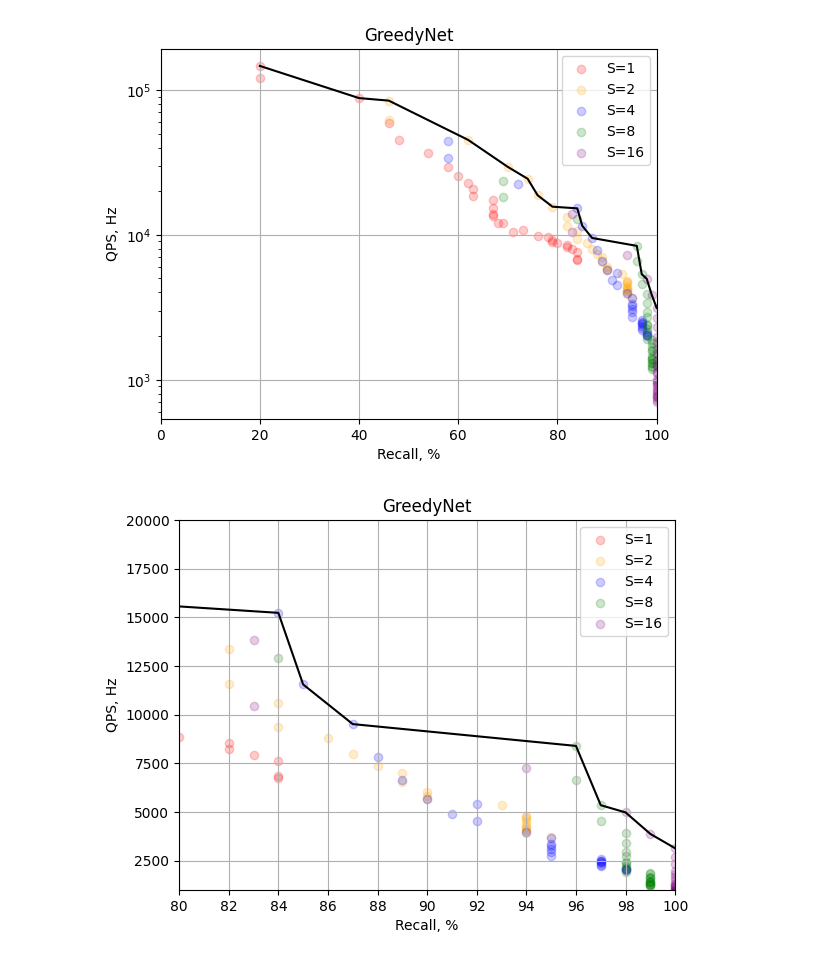
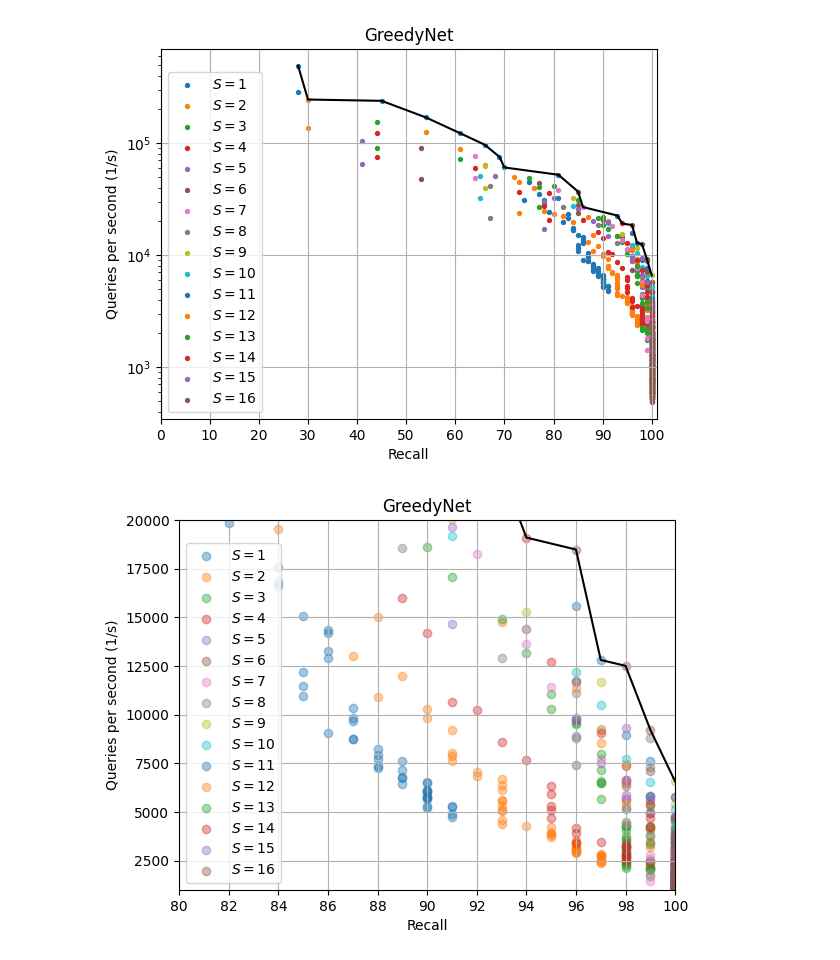
Before and after one commit to babin74/hse-anns, a Jupyter notebook: notebooks/greedy-net-3.ipynb, the cells around one changed output. Cells and saved outputs as stored; diff of their text form; code cells hidden in the pictures.

```diff
--- a/notebooks/greedy-net-3.ipynb
+++ b/notebooks/greedy-net-3.ipynb
@@ -52,48 +26,53 @@ recall=100
 # %%
 n = data.shape[0]
 SC = data[:,0]
 QPS = data[:,2]
 RECALL = data[:,3]
-plt.scatter(RECALL[SC==1], QPS[SC==1], c='red', alpha=0.2, label="S=1")
-plt.scatter(RECALL[SC==2], QPS[SC==2], c='orange', alpha=0.2, label="S=2")
-plt.scatter(RECALL[SC==4], QPS[SC==4], c='blue', alpha=0.2, label="S=4")
-plt.scatter(RECALL[SC==8], QPS[SC==8], c='green', alpha=0.2, label="S=8")
-plt.scatter(RECALL[SC==16], QPS[SC==16], c='purple', alpha=0.2, label="S=16")
-plt.xlim(0, 100)
+# plt.scatter(RECALL[SC==1], QPS[SC==1], c='red', alpha=0.2, label="S=1")
+# plt.scatter(RECALL[SC==2], QPS[SC==2], c='orange', alpha=0.2, label="S=2")
+# plt.scatter(RECALL[SC==5], QPS[SC==5], c='blue', alpha=0.2, label="S=5")
+# plt.scatter(RECALL[SC==6], QPS[SC==6], c='green', alpha=0.2, label="S=6")
+# plt.scatter(RECALL[SC==7], QPS[SC==7], c='purple', alpha=0.2, label="S=7")
+for i in range(1, 17):
+    plt.scatter(RECALL[SC==i], QPS[SC==i], alpha=1, label=f"$S={i}$", s=8)
+plt.xlim(0, 101)
 plt.yscale('log')
 
 best_data = []
 for i in range(n):
     best = True
     for j in range(n):
         if (QPS[j] > QPS[i]) and (RECALL[j] >= RECALL[i]):
             best = False
             break
     if best:
         best_data.append(data[i])
 best_data.sort(key = lambda row: row[3])
 best_data = np.array(best_data)
 plt.plot(best_data[:,3], best_data[:,2], color='black')
-plt.xlabel('Recall, %')
-plt.ylabel('QPS, Hz')
+plt.xlabel('Recall')
+plt.xticks(np.linspace(0, 100, 11))
+plt.ylabel('Queries per second (1/s)')
 plt.title('GreedyNet')
 plt.grid()
-plt.legend()
+plt.legend(loc='lower left')
 
 plt.show()
 # %% [output]
-[figure, old version]
+[figure, new version]
 # %%
 n = data.shape[0]
 SC = data[data[:,1] < 2000,0]
 QPS = data[data[:,1] < 2000,2]
 RECALL = data[data[:,1] < 2000,3]
 n = SC.shape[0]
-plt.scatter(RECALL[SC==1], QPS[SC==1], c='red', alpha=0.2, label="S=1")
-plt.scatter(RECALL[SC==2], QPS[SC==2], c='orange', alpha=0.2, label="S=2")
-plt.scatter(RECALL[SC==4], QPS[SC==4], c='blue', alpha=0.2, label="S=4")
-plt.scatter(RECALL[SC==8], QPS[SC==8], c='green', alpha=0.2, label="S=8")
-plt.scatter(RECALL[SC==16], QPS[SC==16], c='purple', alpha=0.2, label="S=16")
+# plt.scatter(RECALL[SC==6], QPS[SC==6], c='red', alpha=0.4, label="S=6")
+# plt.scatter(RECALL[SC==7], QPS[SC==7], c='orange', alpha=0.4, label="S=7")
+# plt.scatter(RECALL[SC==9], QPS[SC==9], c='blue', alpha=0.4, label="S=9")
+# plt.scatter(RECALL[SC==10], QPS[SC==10], c='green', alpha=0.4, label="S=10")
+# plt.scatter(RECALL[SC==11], QPS[SC==11], c='purple', alpha=0.4, label="S=11")
+for i in range(1, 17):
+    plt.scatter(RECALL[SC==i], QPS[SC==i], alpha=0.4, label=f"$S={i}$")
 plt.xlim(80, 100)
 plt.ylim(10**3, 20000)
 # plt.yscale('log')
@@ -110,8 +89,8 @@ for i in range(n):
 best_data.sort(key = lambda row: row[3])
 best_data = np.array(best_data)
 plt.plot(best_data[:,3], best_data[:,2], color='black')
-plt.xlabel('Recall, %')
-plt.ylabel('QPS, Hz')
+plt.xlabel('Recall')
+plt.ylabel('Queries per second (1/s)')
 plt.title('GreedyNet')
 
 plt.xticks(np.linspace(80, 100, 11))
@@ -121,4 +100,4 @@ plt.legend()
 
 plt.show()
 # %% [output]
-[figure, old version]
+[figure, new version]
```
Also changed, not shown: parts of 8 cells of this notebook, 4 other files.
